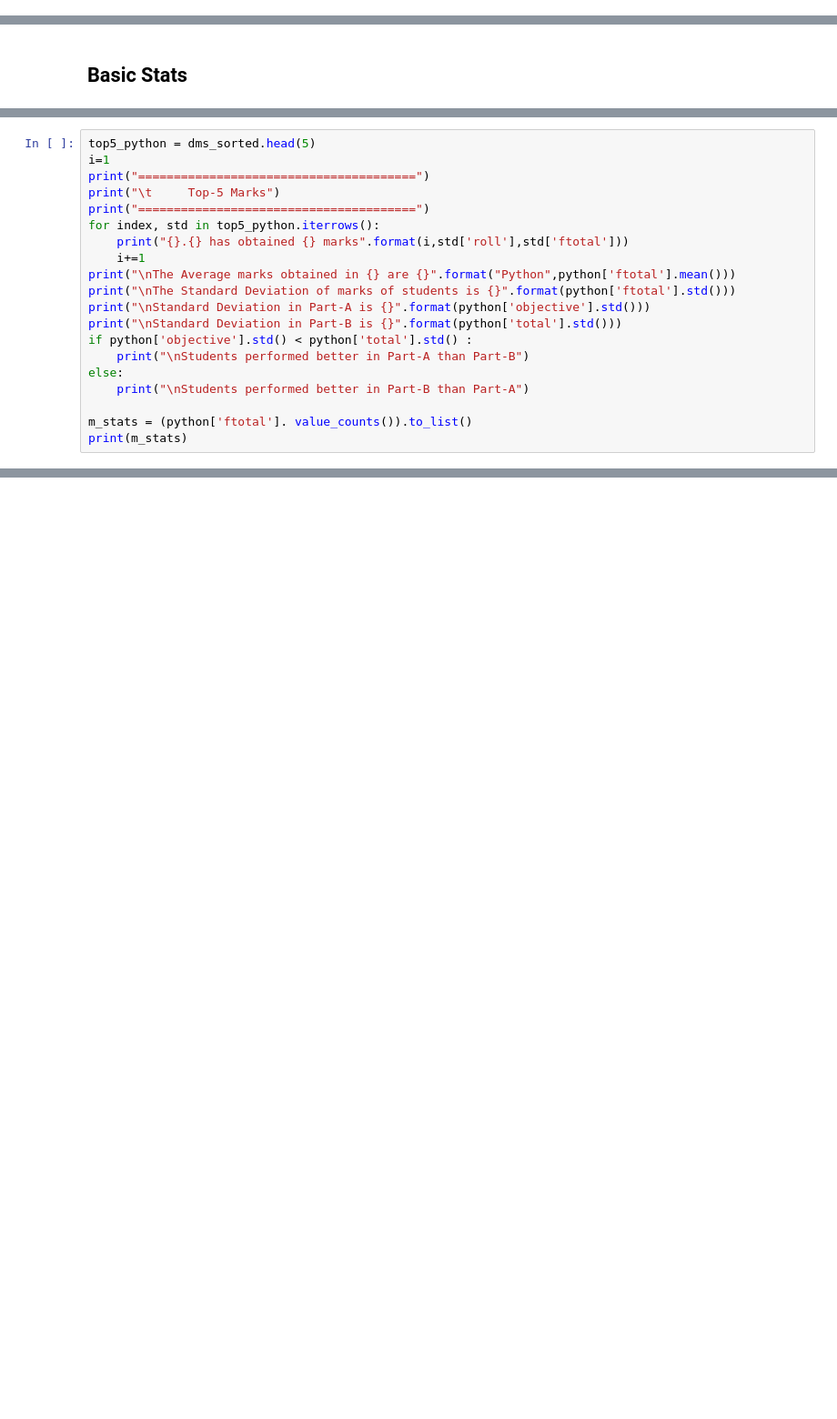
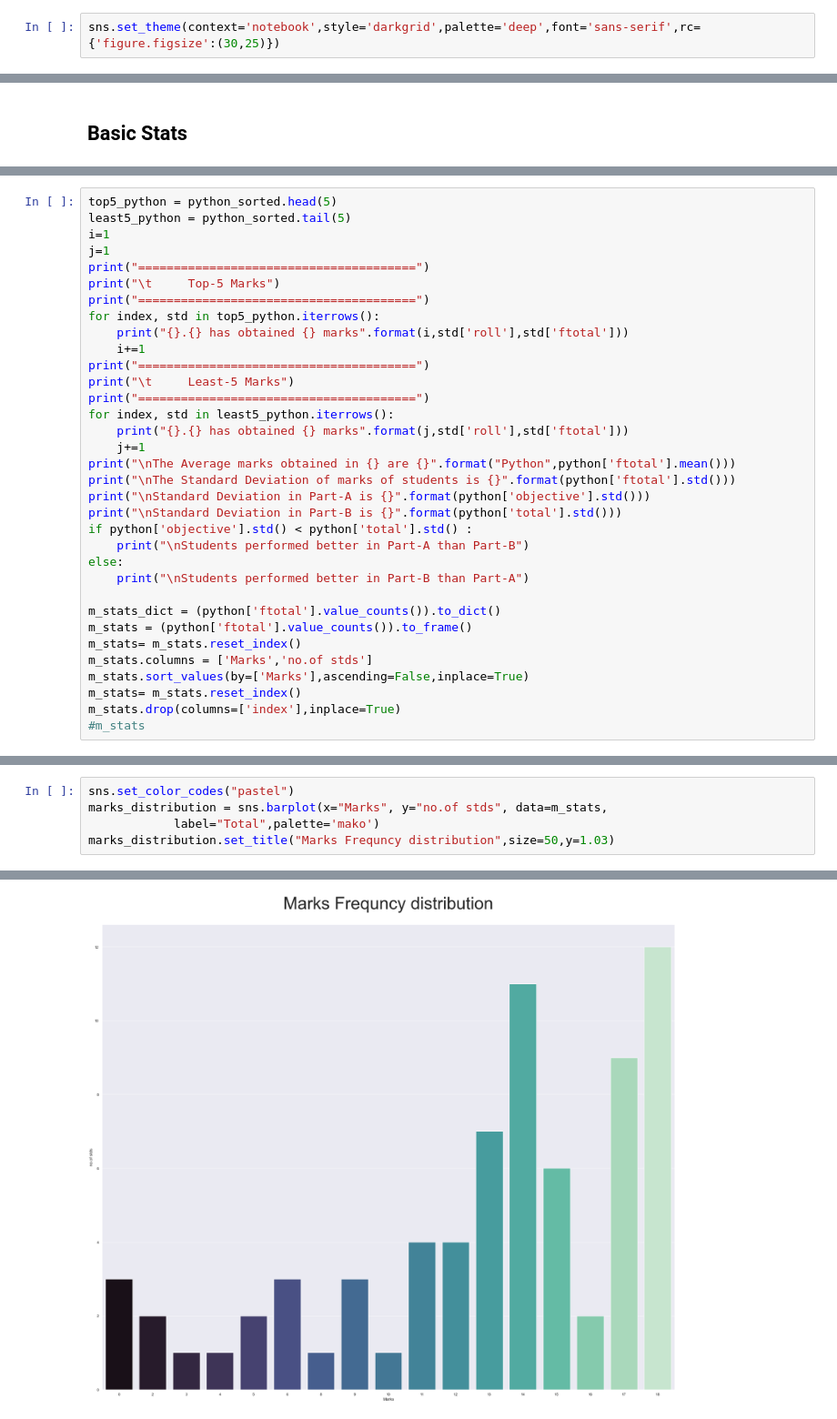
Before and after one commit to sasivatsal7122/Student-Marks-yonolesees-VIIT, a Jupyter notebook: yonolsees.ipynb, the cells around one changed output, grey strips where cells are left out. Shown at 91% size. Cells and saved outputs as stored; diff of their text form; blank space fills up the shorter version.

```diff
--- a/yonolsees.ipynb
+++ b/yonolsees.ipynb
@@ -14,6 +14,8 @@ import pandas as pd
 import numpy as np
 import seaborn as sns
 import matplotlib.pyplot as plt
+# %%
+sns.set_theme(context='notebook',style='darkgrid',palette='deep',font='sans-serif',rc={'figure.figsize':(30,25)})
 # %% [markdown]
 # Reading and visulazing the Data
 # %%
@@ -208,12 +220,20 @@ se_sorted.head(10)
 # %%
-top5_python = dms_sorted.head(5)
+top5_python = python_sorted.head(5)
+least5_python = python_sorted.tail(5)
 i=1
+j=1
 print("=======================================")
 print("\t     Top-5 Marks")
 print("=======================================")
 for index, std in top5_python.iterrows():
     print("{}.{} has obtained {} marks".format(i,std['roll'],std['ftotal']))
     i+=1
+print("=======================================")
+print("\t     Least-5 Marks")
+print("=======================================")
+for index, std in least5_python.iterrows():
+    print("{}.{} has obtained {} marks".format(j,std['roll'],std['ftotal']))
+    j+=1
 print("\nThe Average marks obtained in {} are {}".format("Python",python['ftotal'].mean()))
 print("\nThe Standard Deviation of marks of students is {}".format(python['ftotal'].std()))
 print("\nStandard Deviation in Part-A is {}".format(python['objective'].std()))
@@ -223,8 +243,14 @@ if python['objective'].std() < python['total'].std() :
 else:
     print("\nStudents performed better in Part-B than Part-A")
 
-m_stats = (python['ftotal']. value_counts()).to_list()
-print(m_stats)
+m_stats_dict = (python['ftotal'].value_counts()).to_dict()
+m_stats = (python['ftotal'].value_counts()).to_frame()
+m_stats= m_stats.reset_index()
+m_stats.columns = ['Marks','no.of stds']
+m_stats.sort_values(by=['Marks'],ascending=False,inplace=True)
+m_stats= m_stats.reset_index()
+m_stats.drop(columns=['index'],inplace=True)
+#m_stats
 # %% [output]
 =======================================
              Top-5 Marks
@@ -247,0 +293,6 @@ Students performed better in Part-A than Part-B
+# %%
+sns.set_color_codes("pastel")
+marks_distribution = sns.barplot(x="Marks", y="no.of stds", data=m_stats,
+            label="Total",palette='mako')
+marks_distribution.set_title("Marks Frequncy distribution",size=50,y=1.03)
+# %% [output]
@@ -247,0 +300 @@ Students performed better in Part-A than Part-B
+[figure, added]
```
Also changed, not shown: parts of 8 cells of this notebook.
